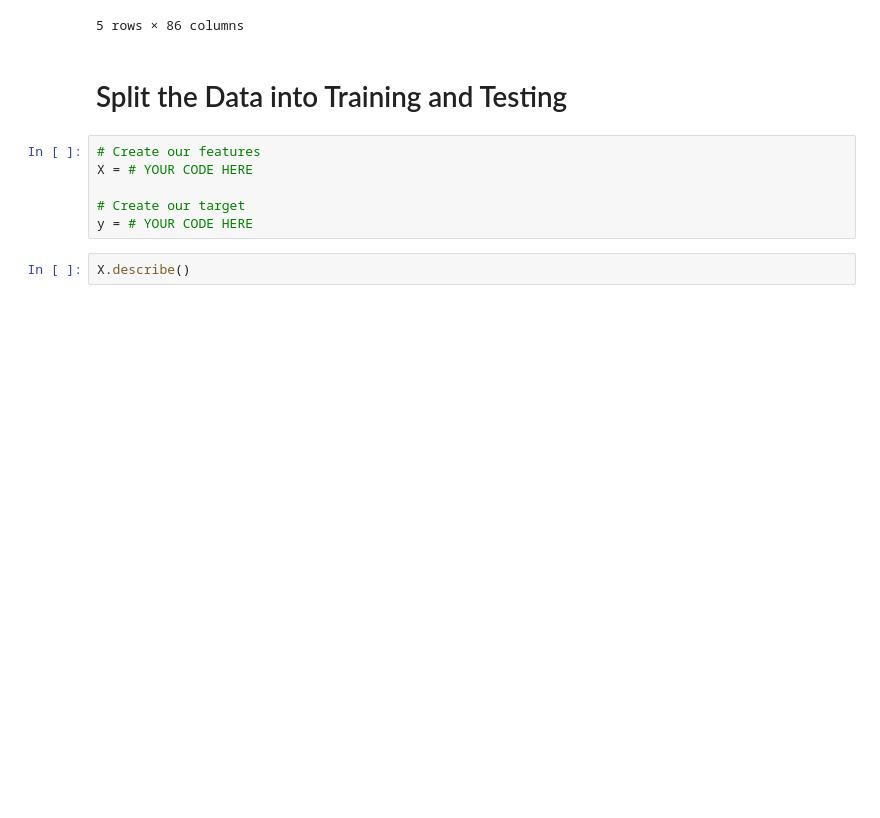
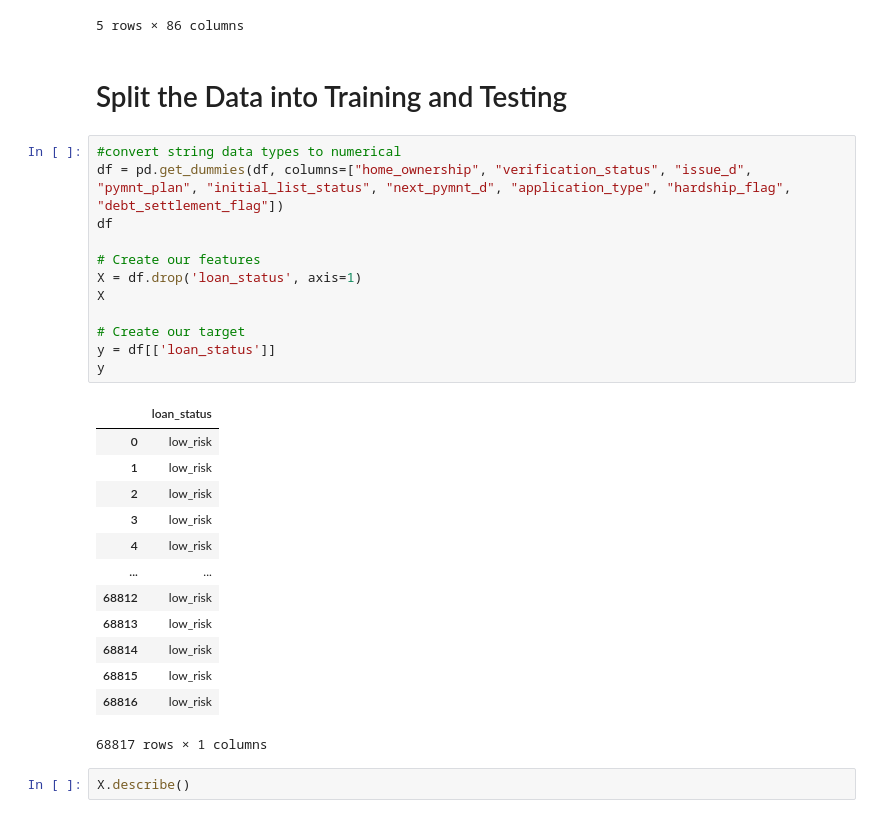
Before and after one commit to emariecovey/Credit_Risk_Analysis, a Jupyter notebook: Challenge/credit_risk_ensemble.ipynb, the cells around one changed output. Saved outputs shown, nothing was run; the diff lists cells and outputs as text; blank space fills up the shorter version.

```diff
--- a/Challenge/credit_risk_ensemble_starter_code.ipynb
+++ b/Challenge/credit_risk_ensemble.ipynb
@@ -82,12 +82,32 @@ df.head()
 5 rows × 86 columns
 # %% [markdown]
 # Split the Data into Training and Testing
-# %%
-# Create our features
-X = # YOUR CODE HERE
-
-# Create our target
-y = # YOUR CODE HERE
+# %%
+#convert string data types to numerical
+df = pd.get_dummies(df, columns=["home_ownership", "verification_status", "issue_d", "pymnt_plan", "initial_list_status", "next_pymnt_d", "application_type", "hardship_flag", "debt_settlement_flag"])
+df
+
+# Create our features
+X = df.drop('loan_status', axis=1)
+X
+
+# Create our target
+y = df[['loan_status']]
+y
+# %% [output]
+|  | loan_status |
+| 0 | low_risk |
+| 1 | low_risk |
+| 2 | low_risk |
+| 3 | low_risk |
+| 4 | low_risk |
+| ... | ... |
+| 68812 | low_risk |
+| 68813 | low_risk |
+| 68814 | low_risk |
+| 68815 | low_risk |
+| 68816 | low_risk |
+68817 rows × 1 columns
 # %%
 X.describe()
 # %% [output]
```
Also changed, not shown: parts of 14 cells of this notebook.
